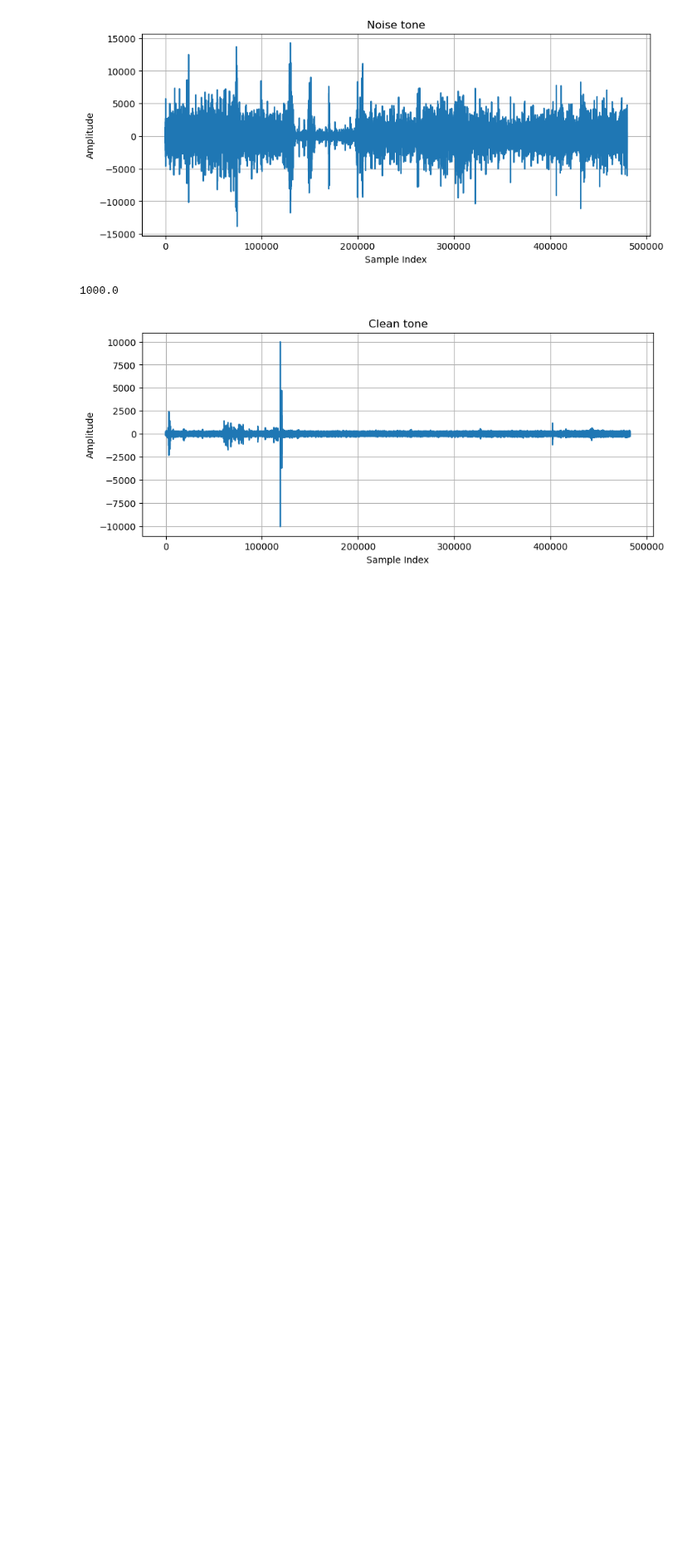
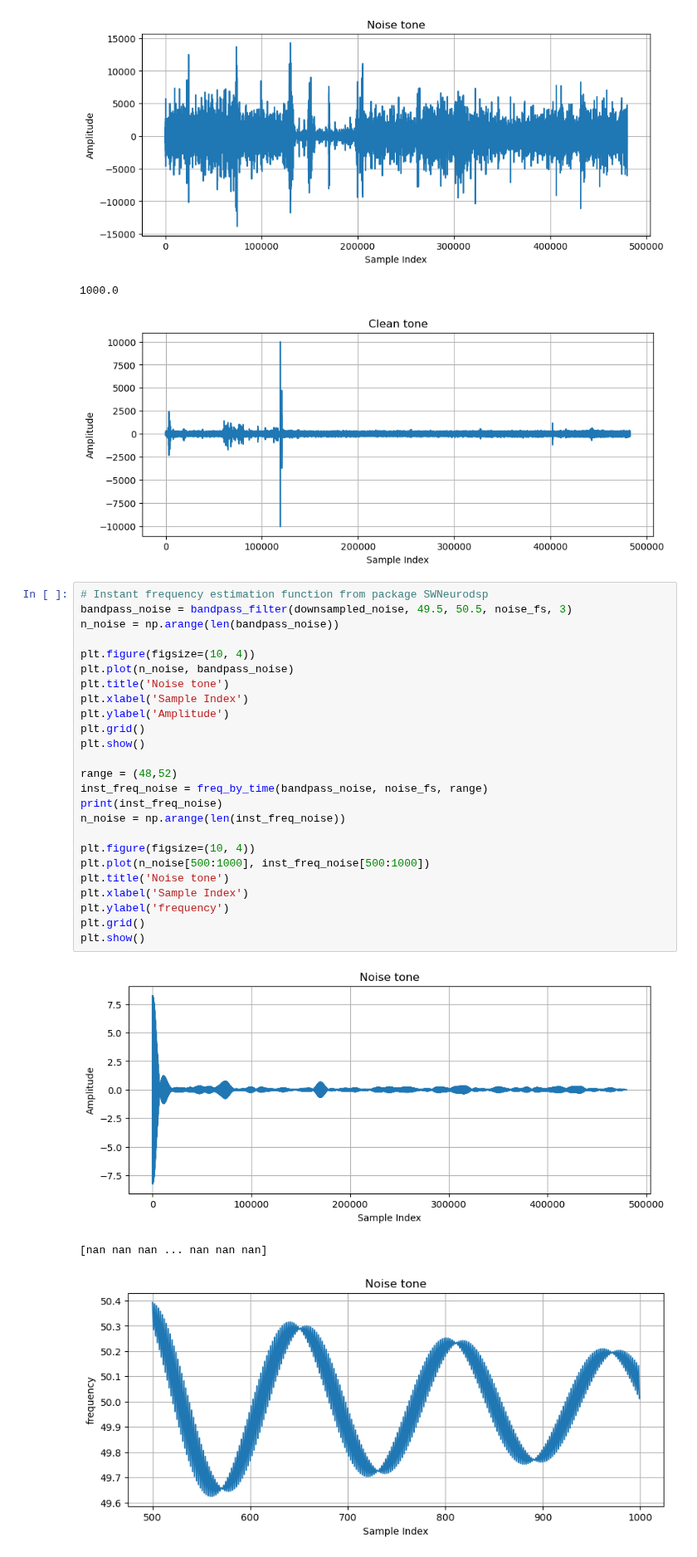
Before and after one commit to Licates/ENFify, a Jupyter notebook: notebooks/ENF_estimation_Zhao.ipynb, the cells around one changed output. Shown at 83% size. Drawn from its saved outputs; the diff is of its cells as text; blank space fills up the shorter version.

```diff
--- a/notebooks/ENF_estimation_Zhao.ipynb
+++ b/notebooks/ENF_estimation_Zhao.ipynb
@@ -83,4 +93,33 @@ plt.show()
 [figure]
 1000.0
 [figure]
+# %%
+# Instant frequency estimation function from package SWNeurodsp
+bandpass_noise = bandpass_filter(downsampled_noise, 49.5, 50.5, noise_fs, 3)
+n_noise = np.arange(len(bandpass_noise))
+
+plt.figure(figsize=(10, 4))
+plt.plot(n_noise, bandpass_noise)
+plt.title('Noise tone')
+plt.xlabel('Sample Index')
+plt.ylabel('Amplitude')
+plt.grid()
+plt.show()
+
+range = (48,52)
+inst_freq_noise = freq_by_time(bandpass_noise, noise_fs, range)
+print(inst_freq_noise)
+n_noise = np.arange(len(inst_freq_noise))
+
+plt.figure(figsize=(10, 4))
+plt.plot(n_noise[500:1000], inst_freq_noise[500:1000])
+plt.title('Noise tone')
+plt.xlabel('Sample Index')
+plt.ylabel('frequency')
+plt.grid()
+plt.show()
+# %% [output]
+[figure, added]
+[nan nan nan ... nan nan nan]
+[figure, added]
 # %%
```
Also changed, not shown: parts of 5 cells of this notebook, 5 other files.
